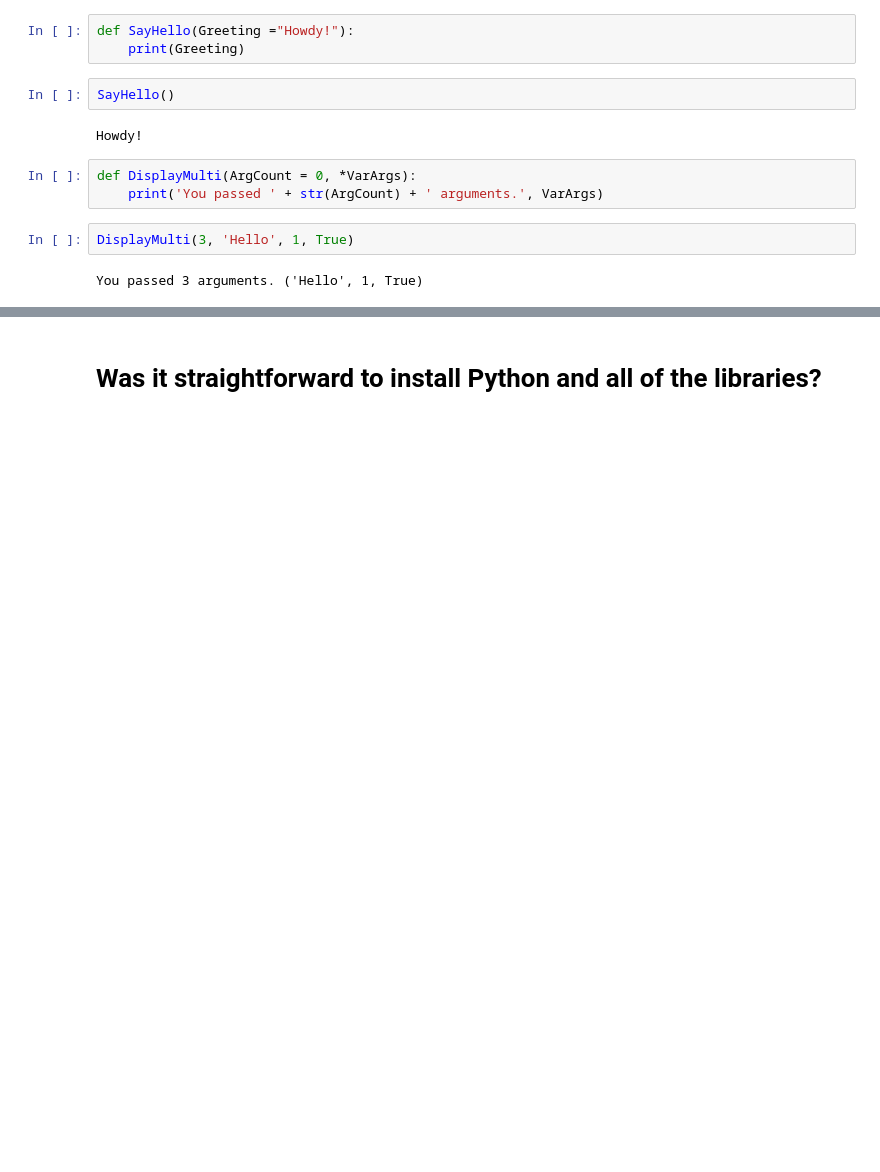
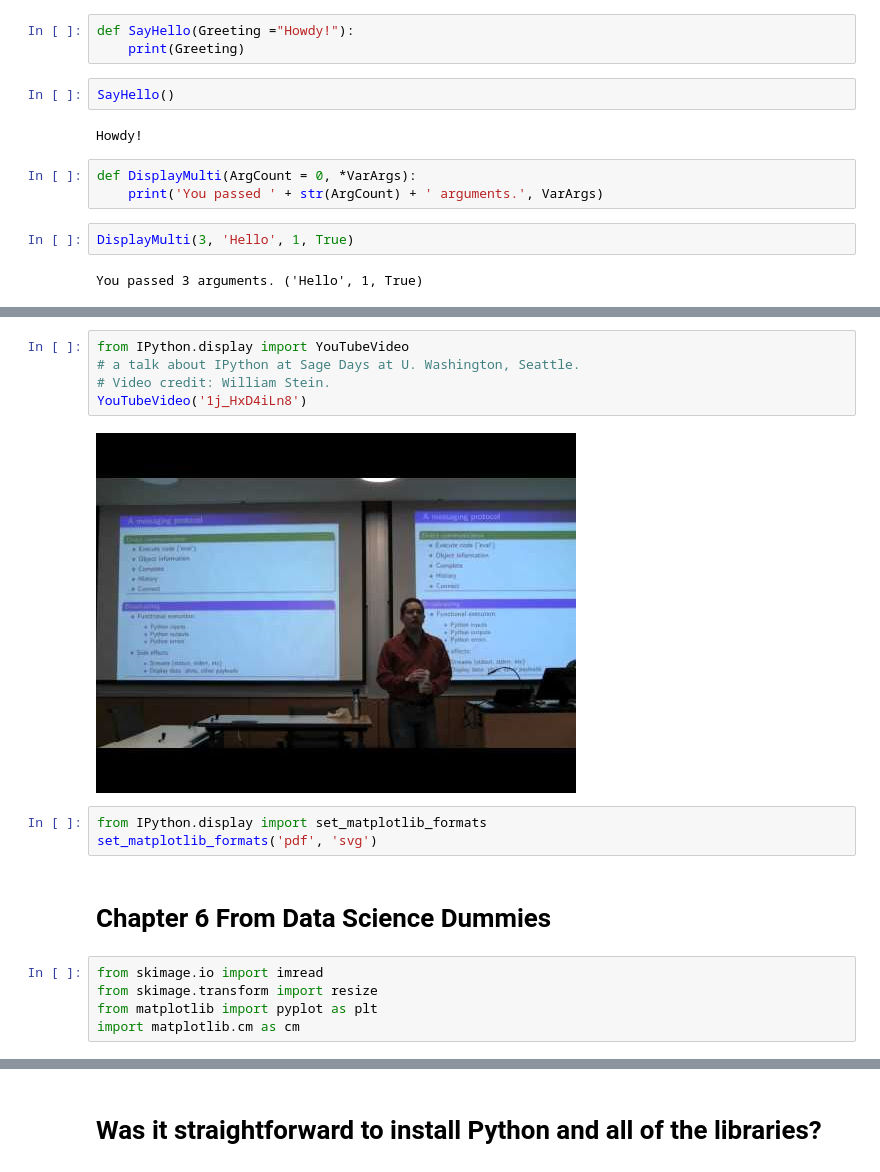
Before and after one commit to linzhaoinca/Python_Tasks, a Jupyter notebook: C5T1.ipynb, the cells around one changed output, grey strips where cells are left out. Drawn from its saved outputs; the diff is of its cells as text; blank space fills up the shorter version.

Commit message:
Updated C5T1.ipynb
Adding Some Exercises from Python Dummies book

```diff
--- a/C5T1.ipynb
+++ b/C5T1.ipynb
@@ -198,0 +264,17 @@ You passed 3 arguments. ('Hello', 1, True)
+# %%
+from IPython.display import YouTubeVideo
+# a talk about IPython at Sage Days at U. Washington, Seattle.
+# Video credit: William Stein.
+YouTubeVideo('1j_HxD4iLn8')
+# %% [output]
+[figure, added]
+# %%
+from IPython.display import set_matplotlib_formats
+set_matplotlib_formats('pdf', 'svg')
+# %% [markdown]
+<h1> Chapter 6 From Data Science Dummies</h1>
+# %%
+from skimage.io import imread
+from skimage.transform import resize
+from matplotlib import pyplot as plt
+import matplotlib.cm as cm
```
Also changed, not shown: parts of 13 cells of this notebook.
